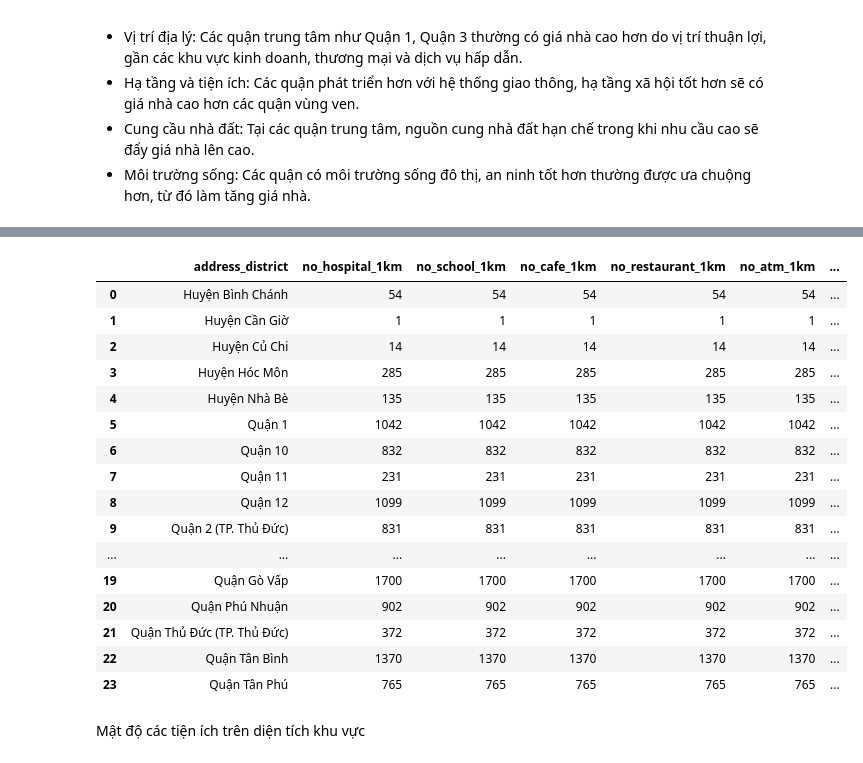
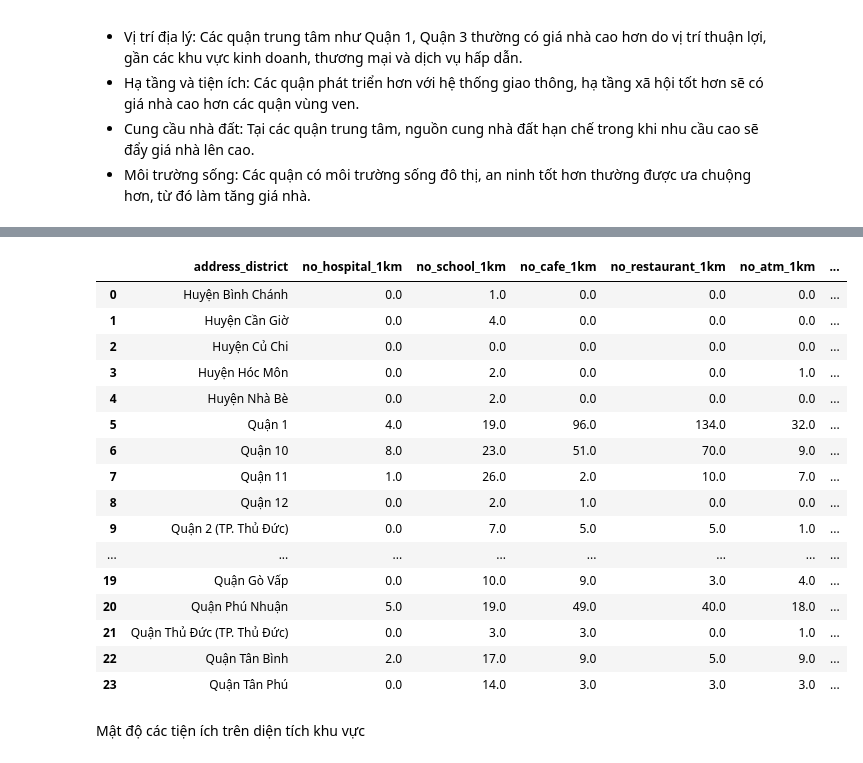
Before and after one commit to TTAT91A/Mogi_HousePrices_Pipeline, a Jupyter notebook: dags/code/Explore.ipynb, the cells around one changed output, grey strips where cells are left out. Drawn from its saved outputs; the diff is of its cells as text; code cells hidden in the pictures.

```diff
--- a/dags/code/Explore.ipynb
+++ b/dags/code/Explore.ipynb
@@ -299,25 +274,25 @@ df.head()
 # %%
 # Thống kê số lượng tiện ích xung quanh giữa các quận
 df_sum_around = df.groupby('address_district', as_index=False)[['no_hospital_1km', 'no_school_1km', 'no_cafe_1km', 'no_restaurant_1km',
-                                                                'no_atm_1km', 'no_bank_1km', 'no_supermarket_1km', 'no_marketplace_1km', 'no_pharmacy_1km', 'no_fuel_1km']].count()
+                                                                'no_atm_1km', 'no_bank_1km', 'no_supermarket_1km', 'no_marketplace_1km', 'no_pharmacy_1km', 'no_fuel_1km']].median()
 df_sum_around
 # %% [output]
 |  | address_district | no_hospital_1km | no_school_1km | no_cafe_1km | no_restaurant_1km | no_atm_1km | ... |
-| 0 | Huyện Bình Chánh | 54 | 54 | 54 | 54 | 54 | ... |
-| 1 | Huyện Cần Giờ | 1 | 1 | 1 | 1 | 1 | ... |
-| 2 | Huyện Củ Chi | 14 | 14 | 14 | 14 | 14 | ... |
-| 3 | Huyện Hóc Môn | 285 | 285 | 285 | 285 | 285 | ... |
-| 4 | Huyện Nhà Bè | 135 | 135 | 135 | 135 | 135 | ... |
-| 5 | Quận 1 | 1042 | 1042 | 1042 | 1042 | 1042 | ... |
-| 6 | Quận 10 | 832 | 832 | 832 | 832 | 832 | ... |
-| 7 | Quận 11 | 231 | 231 | 231 | 231 | 231 | ... |
-| 8 | Quận 12 | 1099 | 1099 | 1099 | 1099 | 1099 | ... |
-| 9 | Quận 2 (TP. Thủ Đức) | 831 | 831 | 831 | 831 | 831 | ... |
+| 0 | Huyện Bình Chánh | 0.0 | 1.0 | 0.0 | 0.0 | 0.0 | ... |
+| 1 | Huyện Cần Giờ | 0.0 | 4.0 | 0.0 | 0.0 | 0.0 | ... |
+| 2 | Huyện Củ Chi | 0.0 | 0.0 | 0.0 | 0.0 | 0.0 | ... |
+| 3 | Huyện Hóc Môn | 0.0 | 2.0 | 0.0 | 0.0 | 1.0 | ... |
+| 4 | Huyện Nhà Bè | 0.0 | 2.0 | 0.0 | 0.0 | 0.0 | ... |
+| 5 | Quận 1 | 4.0 | 19.0 | 96.0 | 134.0 | 32.0 | ... |
+| 6 | Quận 10 | 8.0 | 23.0 | 51.0 | 70.0 | 9.0 | ... |
+| 7 | Quận 11 | 1.0 | 26.0 | 2.0 | 10.0 | 7.0 | ... |
+| 8 | Quận 12 | 0.0 | 2.0 | 1.0 | 0.0 | 0.0 | ... |
+| 9 | Quận 2 (TP. Thủ Đức) | 0.0 | 7.0 | 5.0 | 5.0 | 1.0 | ... |
 | ... | ... | ... | ... | ... | ... | ... | ... |
-| 19 | Quận Gò Vấp | 1700 | 1700 | 1700 | 1700 | 1700 | ... |
-| 20 | Quận Phú Nhuận | 902 | 902 | 902 | 902 | 902 | ... |
-| 21 | Quận Thủ Đức (TP. Thủ Đức) | 372 | 372 | 372 | 372 | 372 | ... |
-| 22 | Quận Tân Bình | 1370 | 1370 | 1370 | 1370 | 1370 | ... |
-| 23 | Quận Tân Phú | 765 | 765 | 765 | 765 | 765 | ... |
+| 19 | Quận Gò Vấp | 0.0 | 10.0 | 9.0 | 3.0 | 4.0 | ... |
+| 20 | Quận Phú Nhuận | 5.0 | 19.0 | 49.0 | 40.0 | 18.0 | ... |
+| 21 | Quận Thủ Đức (TP. Thủ Đức) | 0.0 | 3.0 | 3.0 | 0.0 | 1.0 | ... |
+| 22 | Quận Tân Bình | 2.0 | 17.0 | 9.0 | 5.0 | 9.0 | ... |
+| 23 | Quận Tân Phú | 0.0 | 14.0 | 3.0 | 3.0 | 3.0 | ... |
 # %% [markdown]
 Mật độ các tiện ích trên diện tích khu vực
```
Also changed, not shown: parts of 14 cells of this notebook, 1 other file.
